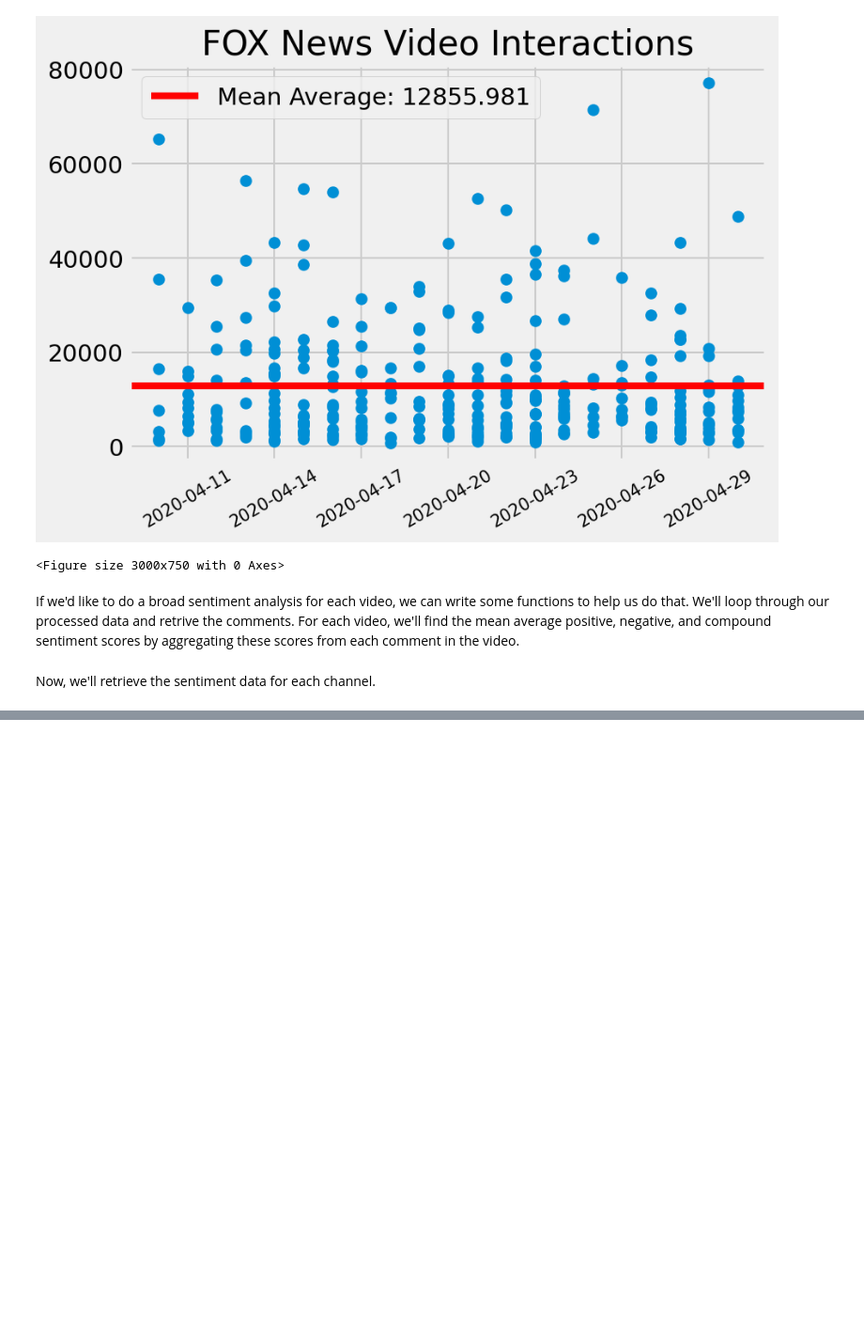
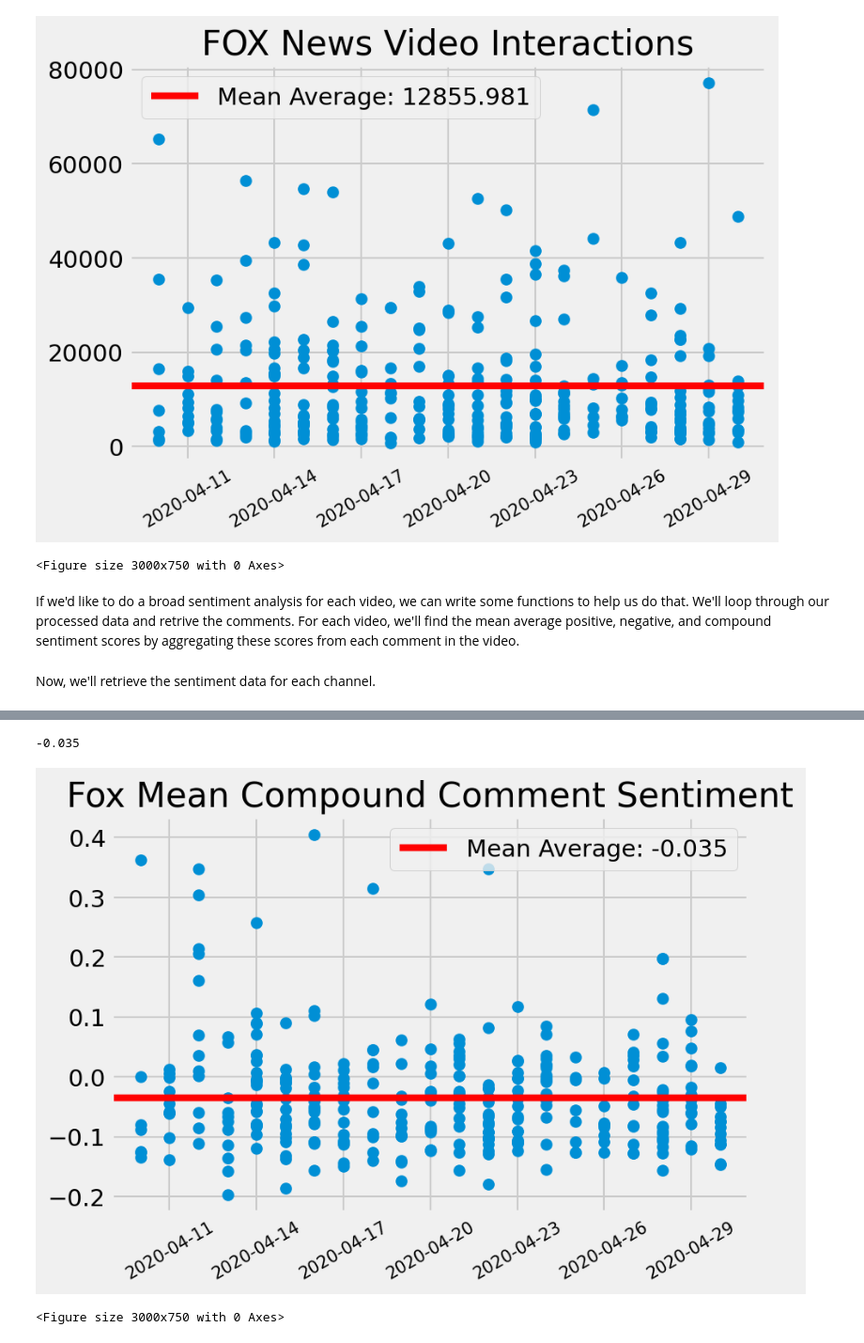
Before and after one commit to JaredRPrior/Youtube-Data-API, a Jupyter notebook: youtube-data-api(most recent).ipynb, the cells around one changed output, grey strips where cells are left out. Shown at 94% size. Cells and saved outputs as stored; diff of their text form; code cells hidden in the pictures; blank space fills up the shorter version.

```diff
--- a/youtube-data-api(most recent).ipynb
+++ b/youtube-data-api(most recent).ipynb
@@ -324,0 +329,6 @@ plot_data(cnn_comp)
+# %%
+plot_data(fox_comp,processed_fox_data[4], "Fox Mean Compound Comment Sentiment")
+# %% [output]
+-0.035
+[figure, added]
+<Figure size 3000x750 with 0 Axes>
```
Also changed, not shown: parts of 2 cells of this notebook.
